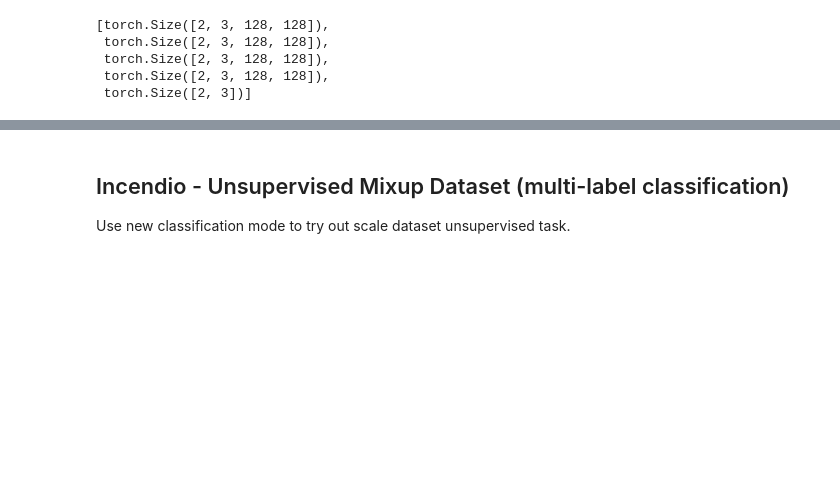
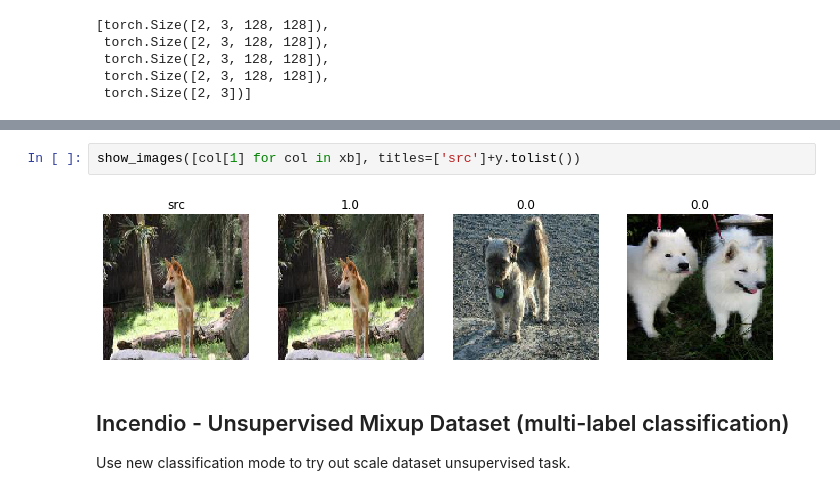
Before and after one commit to hdmamin/self-supervised-vision-exp, a Jupyter notebook: notebooks/nb03-lightning-first-test.ipynb, the cells around one changed output, grey strips where cells are left out. Cells and saved outputs as stored; diff of their text form; blank space fills up the shorter version.

```diff
--- a/notebooks/nb03-lightning-first-test.ipynb
+++ b/notebooks/nb03-lightning-first-test.ipynb
@@ -976,3 +1042,7 @@ tensor([[0., 1., 0.],
+# %%
+show_images([col[1] for col in xb], titles=['src']+y.tolist())
+# %% [output]
+[figure, added]
 # %% [markdown]
 ## Incendio - Unsupervised Mixup Dataset (multi-label classification)
 
```
Also changed, not shown: parts of 13 cells of this notebook, 3 other files.
